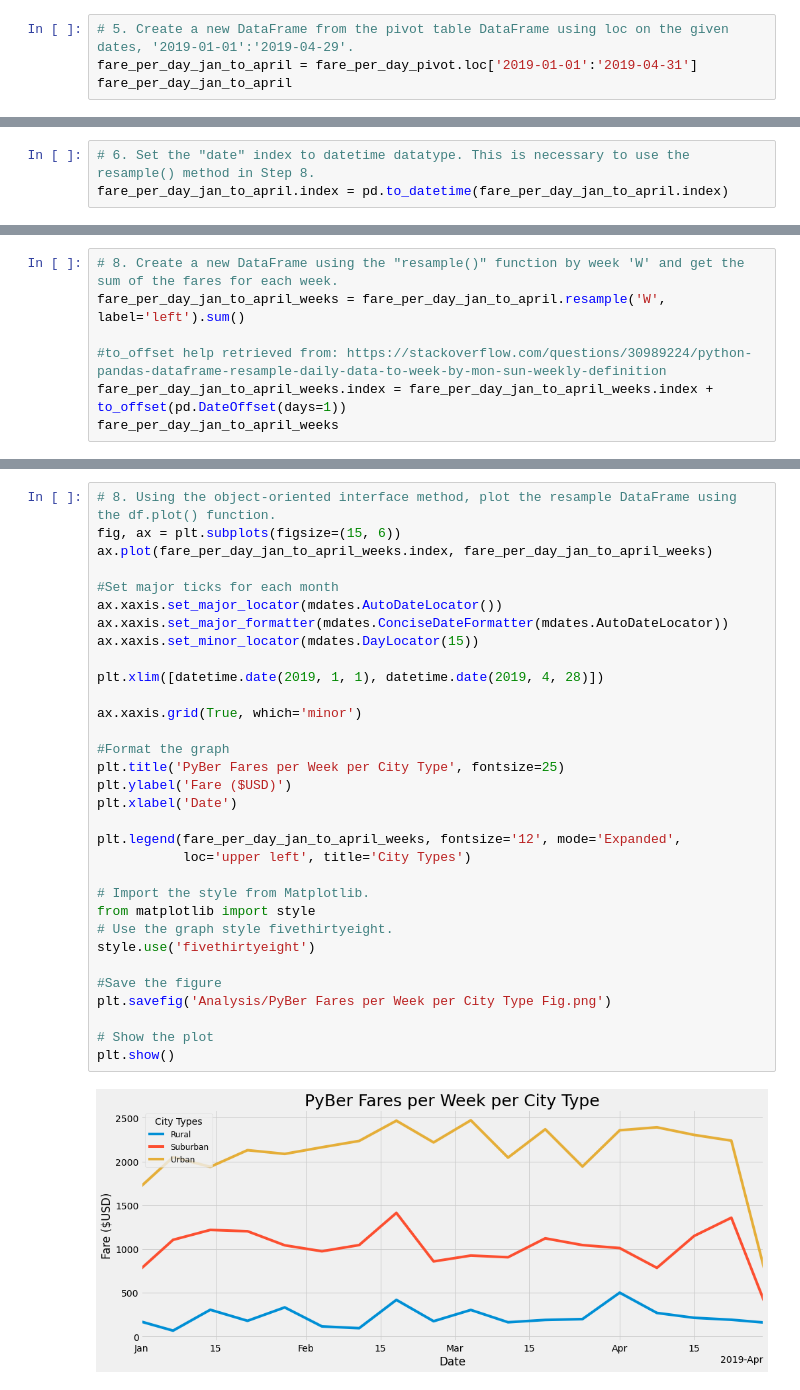
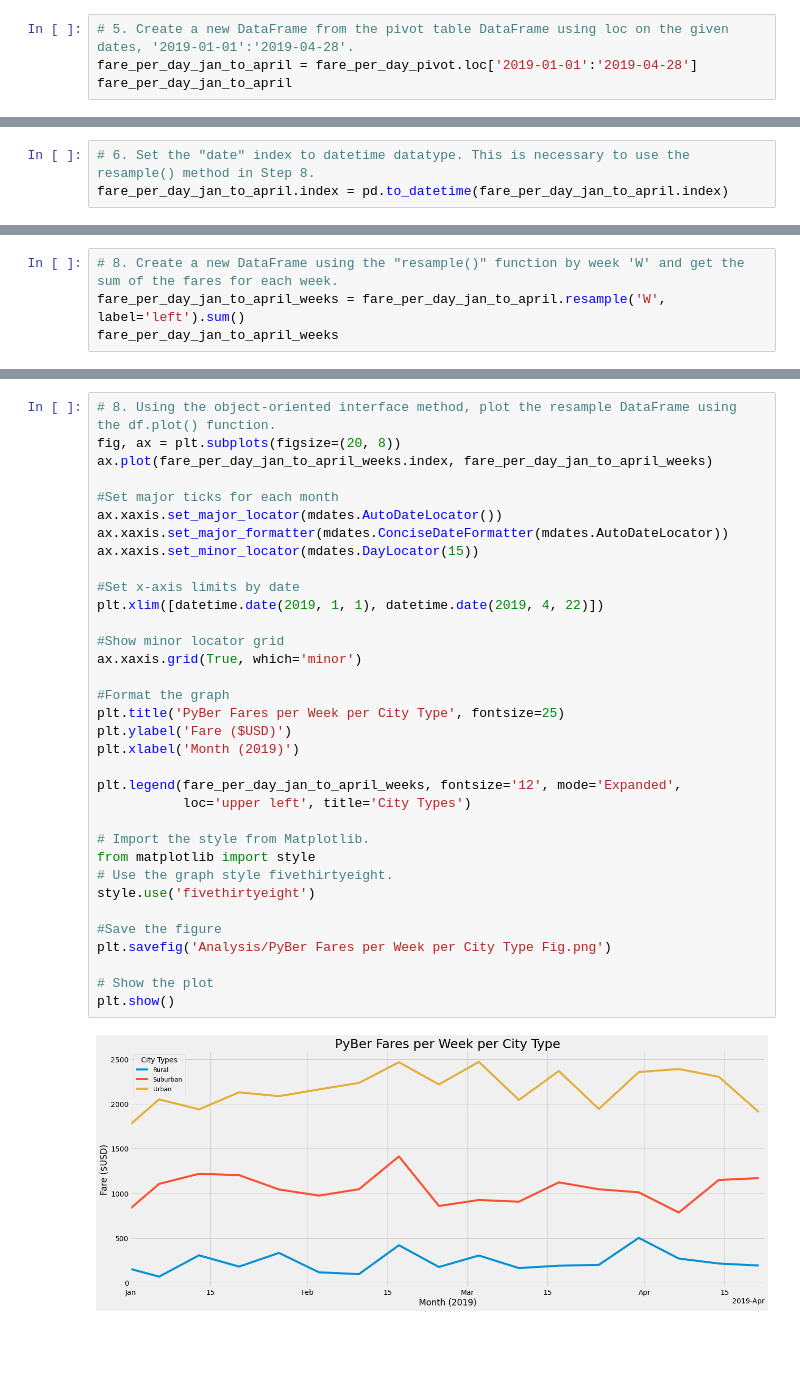
Before and after one commit to MitchellGleason/PyBer-Analysis, a Jupyter notebook: PyBer_Challenge.ipynb, the cells around one changed output, grey strips where cells are left out. Cells and saved outputs as stored; diff of their text form; blank space fills up the shorter version.

```diff
--- a/PyBer_Challenge.ipynb
+++ b/PyBer_Challenge.ipynb
@@ -199,8 +214,8 @@ fare_per_day_pivot
 | 2019-05-08 13:10:18 | NaN | NaN | 18.04 |
 2375 rows × 3 columns
 # %%
-# 5. Create a new DataFrame from the pivot table DataFrame using loc on the given dates, '2019-01-01':'2019-04-29'.
-fare_per_day_jan_to_april = fare_per_day_pivot.loc['2019-01-01':'2019-04-31']
+# 5. Create a new DataFrame from the pivot table DataFrame using loc on the given dates, '2019-01-01':'2019-04-28'.
+fare_per_day_jan_to_april = fare_per_day_pivot.loc['2019-01-01':'2019-04-28']
 fare_per_day_jan_to_april
 # %% [output]
 | type | Rural | Suburban | Urban |
@@ -237,9 +252,6 @@ memory usage: 69.8 KB
 # %%
 # 8. Create a new DataFrame using the "resample()" function by week 'W' and get the sum of the fares for each week.
 fare_per_day_jan_to_april_weeks = fare_per_day_jan_to_april.resample('W', label='left').sum()
-
-#to_offset help retrieved from: https://stackoverflow.com/questions/30989224/python-pandas-dataframe-resample-daily-data-to-week-by-mon-sun-weekly-definition
-fare_per_day_jan_to_april_weeks.index = fare_per_day_jan_to_april_weeks.index + to_offset(pd.DateOffset(days=1))
 fare_per_day_jan_to_april_weeks
 # %% [output]
 | type | Rural | Suburban | Urban |
@@ -263,34 +276,36 @@ fare_per_day_jan_to_april_weeks
 # %%
 # 8. Using the object-oriented interface method, plot the resample DataFrame using the df.plot() function.
-fig, ax = plt.subplots(figsize=(15, 6))
+fig, ax = plt.subplots(figsize=(20, 8))
 ax.plot(fare_per_day_jan_to_april_weeks.index, fare_per_day_jan_to_april_weeks)
 
 #Set major ticks for each month
 ax.xaxis.set_major_locator(mdates.AutoDateLocator())
 ax.xaxis.set_major_formatter(mdates.ConciseDateFormatter(mdates.AutoDateLocator))
 ax.xaxis.set_minor_locator(mdates.DayLocator(15))
 
-plt.xlim([datetime.date(2019, 1, 1), datetime.date(2019, 4, 28)])
+#Set x-axis limits by date
+plt.xlim([datetime.date(2019, 1, 1), datetime.date(2019, 4, 22)])
 
+#Show minor locator grid
 ax.xaxis.grid(True, which='minor')
 
 #Format the graph
 plt.title('PyBer Fares per Week per City Type', fontsize=25)
 plt.ylabel('Fare ($USD)')
-plt.xlabel('Date')
+plt.xlabel('Month (2019)')
 
 plt.legend(fare_per_day_jan_to_april_weeks, fontsize='12', mode='Expanded',
            loc='upper left', title='City Types')
 
 # Import the style from Matplotlib.
 from matplotlib import style
 # Use the graph style fivethirtyeight.
 style.use('fivethirtyeight')
 
 #Save the figure
 plt.savefig('Analysis/PyBer Fares per Week per City Type Fig.png')
 
 # Show the plot
 plt.show()
 # %% [output]
-[figure, old version]
+[figure, new version]
```
Also changed, not shown: parts of 8 cells of this notebook, 2 other files.
